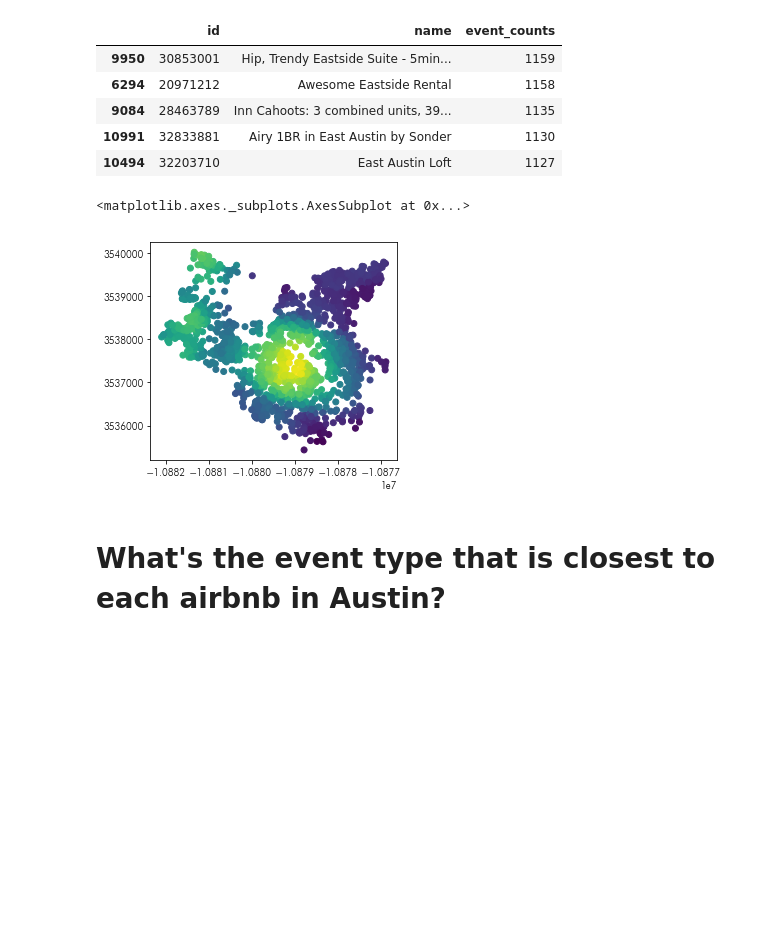
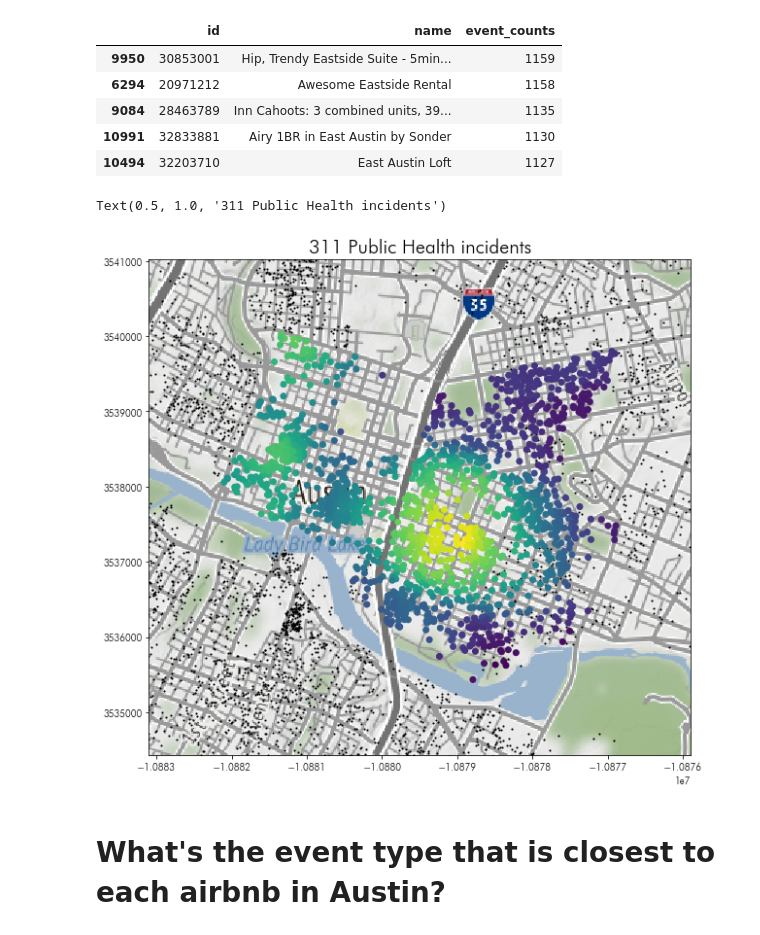
Before and after one commit to pysal/scipy2019-intermediate-gds, a Jupyter notebook: notebooks/solutions/relations-solutions.ipynb, the cells around one changed output. Saved outputs shown, nothing was run; the diff lists cells and outputs as text; code cells hidden in the pictures; blank space fills up the shorter version.

```diff
--- a/notebooks/solutions/relations-solutions.ipynb
+++ b/notebooks/solutions/relations-solutions.ipynb
@@ -304,11 +303,19 @@ downtown_listings.sort_values('event_counts', ascending=False).head(5)[['id', 'n
 | 9084 | 28463789 | Inn Cahoots: 3 combined units, 39... | 1135 |
 | 10991 | 32833881 | Airy 1BR in East Austin by Sonder | 1130 |
 | 10494 | 32203710 | East Austin Loft | 1127 |
-# %%
-downtown_listings.plot('event_counts')
-# %% [output]
-<matplotlib.axes._subplots.AxesSubplot at 0x...>
-[figure, removed]
+# %%
+downtownmap, downtownmap_extent = contextily.bounds2img(*downtown_listings.buffer(1000).total_bounds,
+                                                        zoom=13, ll=False)
+# %%
+plt.figure(figsize=(10,10))
+plt.imshow(downtownmap, extent=downtownmap_extent)
+listings.plot(color='k', marker='.', markersize=5, ax=plt.gca())
+downtown_listings.plot('event_counts', ax=plt.gca())
+plt.axis(downtown_listings.buffer(1000).total_bounds[[0,2,1,3]], markersize=5)
+plt.title('311 Public Health incidents', fontsize=20)
+# %% [output]
+Text(0.5, 1.0, '311 Public Health incidents')
+[figure, added]
 # %% [markdown]
 # What's the event type that is closest to each airbnb in Austin?
 # %%
```
Also changed, not shown: parts of 6 cells of this notebook, 2 other files.
